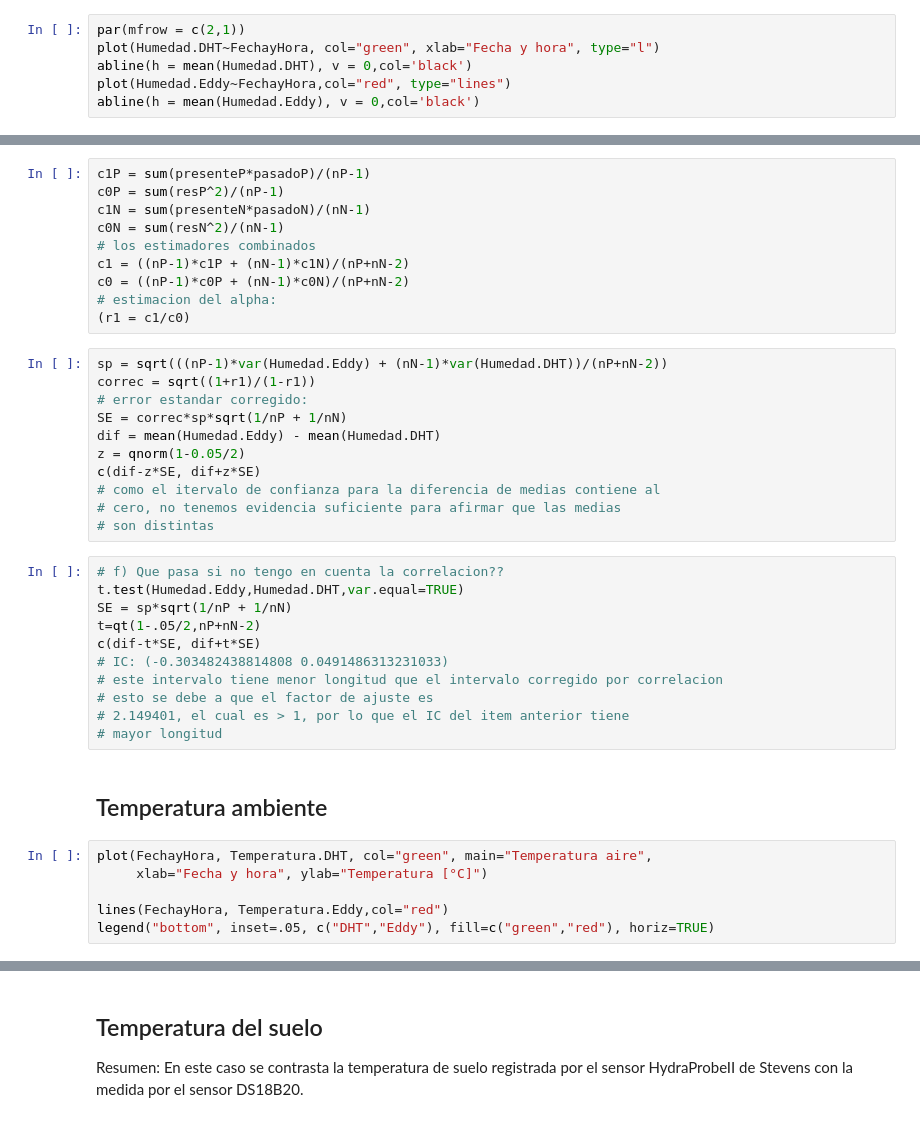
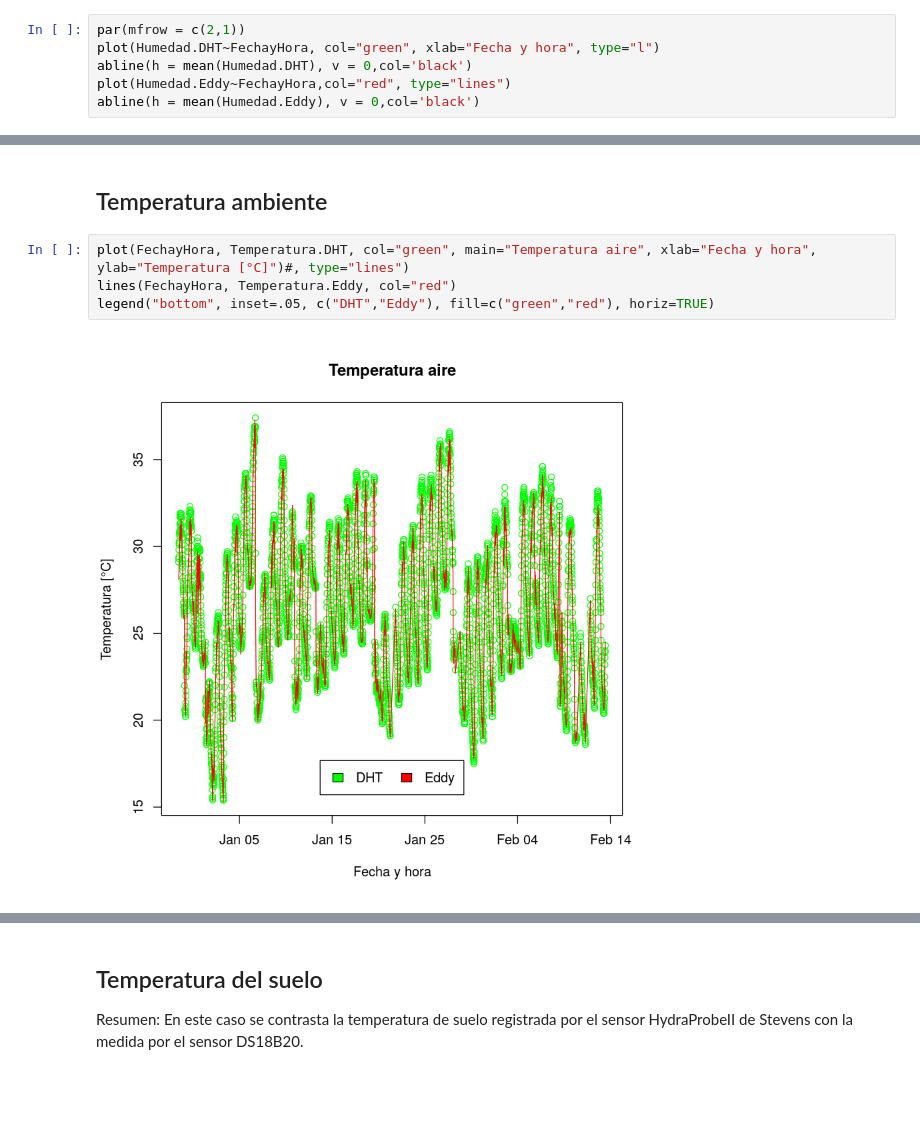
Before and after one commit to emilopez/intro-R, a Jupyter notebook: tp-final/tf.ipynb, the cells around one changed output, grey strips where cells are left out. Saved outputs shown, nothing was run; the diff lists cells and outputs as text; blank space fills up the shorter version.

Commit message:
analisis de sensor de temperatura ambiente

```diff
--- a/tp-final/tf.ipynb
+++ b/tp-final/tf.ipynb
@@ -410,43 +415,11 @@ abline(h = 0, v = 0,col='red')
-# %%
-c1P = sum(presenteP*pasadoP)/(nP-1)
-c0P = sum(resP^2)/(nP-1)
-c1N = sum(presenteN*pasadoN)/(nN-1)
-c0N = sum(resN^2)/(nN-1)
-# los estimadores combinados
-c1 = ((nP-1)*c1P + (nN-1)*c1N)/(nP+nN-2)
-c0 = ((nP-1)*c0P + (nN-1)*c0N)/(nP+nN-2)
-# estimacion del alpha:
-(r1 = c1/c0)
-# %%
-sp = sqrt(((nP-1)*var(Humedad.Eddy) + (nN-1)*var(Humedad.DHT))/(nP+nN-2))
-correc = sqrt((1+r1)/(1-r1))
-# error estandar corregido:
-SE = correc*sp*sqrt(1/nP + 1/nN)
-dif = mean(Humedad.Eddy) - mean(Humedad.DHT)
-z = qnorm(1-0.05/2)
-c(dif-z*SE, dif+z*SE)
-# como el itervalo de confianza para la diferencia de medias contiene al
-# cero, no tenemos evidencia suficiente para afirmar que las medias
-# son distintas
-# %%
-# f) Que pasa si no tengo en cuenta la correlacion??
-t.test(Humedad.Eddy,Humedad.DHT,var.equal=TRUE)
-SE = sp*sqrt(1/nP + 1/nN)
-t=qt(1-.05/2,nP+nN-2)
-c(dif-t*SE, dif+t*SE)
-# IC: (-0.303482438814808 0.0491486313231033)
-# este intervalo tiene menor longitud que el intervalo corregido por correlacion
-# esto se debe a que el factor de ajuste es
-# 2.149401, el cual es > 1, por lo que el IC del item anterior tiene
-# mayor longitud
 # %% [markdown]
 ## Temperatura ambiente
 # %%
-plot(FechayHora, Temperatura.DHT, col="green", main="Temperatura aire",
-     xlab="Fecha y hora", ylab="Temperatura [°C]")
-
-lines(FechayHora, Temperatura.Eddy,col="red")
+plot(FechayHora, Temperatura.DHT, col="green", main="Temperatura aire", xlab="Fecha y hora", ylab="Temperatura [°C]")#, type="lines")
+lines(FechayHora, Temperatura.Eddy, col="red")
 legend("bottom", inset=.05, c("DHT","Eddy"), fill=c("green","red"), horiz=TRUE)
+# %% [output]
+[figure, added]
 # %%
 par(mfrow = c(2,1))
 plot(Temperatura.DHT~FechayHora, col="green", xlab="Fecha y hora", type="l")
```
Also changed, not shown: parts of 50 cells of this notebook, 1 other file.
